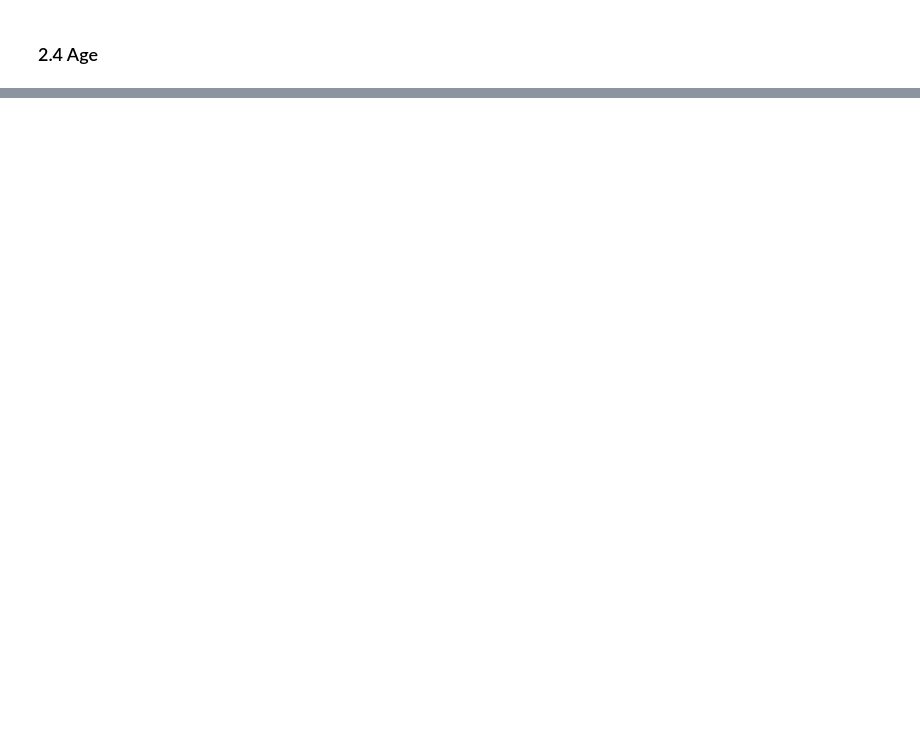
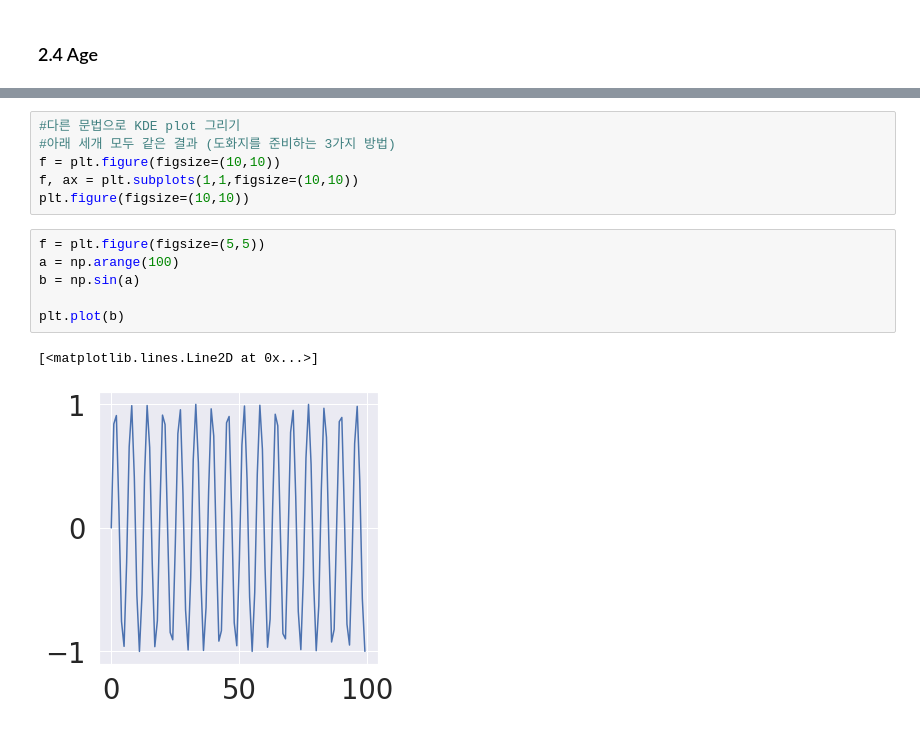
Before and after one commit to kimtomato/Kaggle_Project, a Jupyter notebook: titanic_tutorial_first.ipynb, the cells around one changed output, grey strips where cells are left out. Saved outputs shown, nothing was run; the diff lists cells and outputs as text; blank space fills up the shorter version.

```diff
--- a/titanic_tutorial_first.ipynb
+++ b/titanic_tutorial_first.ipynb
@@ -462,0 +552,15 @@ sns.factorplot(x='Sex', y = 'Survived', hue='Pclass', data=df_train, saturation=
+# %%
+#다른 문법으로 KDE plot 그리기
+#아래 세개 모두 같은 결과 (도화지를 준비하는 3가지 방법)
+f = plt.figure(figsize=(10,10))
+f, ax = plt.subplots(1,1,figsize=(10,10))
+plt.figure(figsize=(10,10))
+# %%
+f = plt.figure(figsize=(5,5))
+a = np.arange(100)
+b = np.sin(a)
+
+plt.plot(b)
+# %% [output]
+[<matplotlib.lines.Line2D at 0x...>]
+[figure, added]
```
Also changed, not shown: parts of 21 cells of this notebook.
